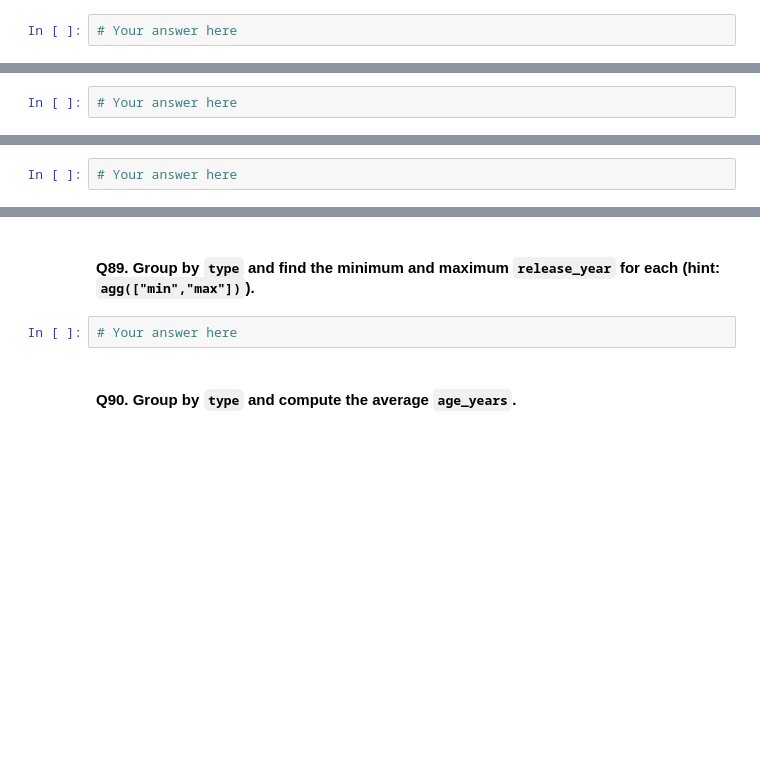
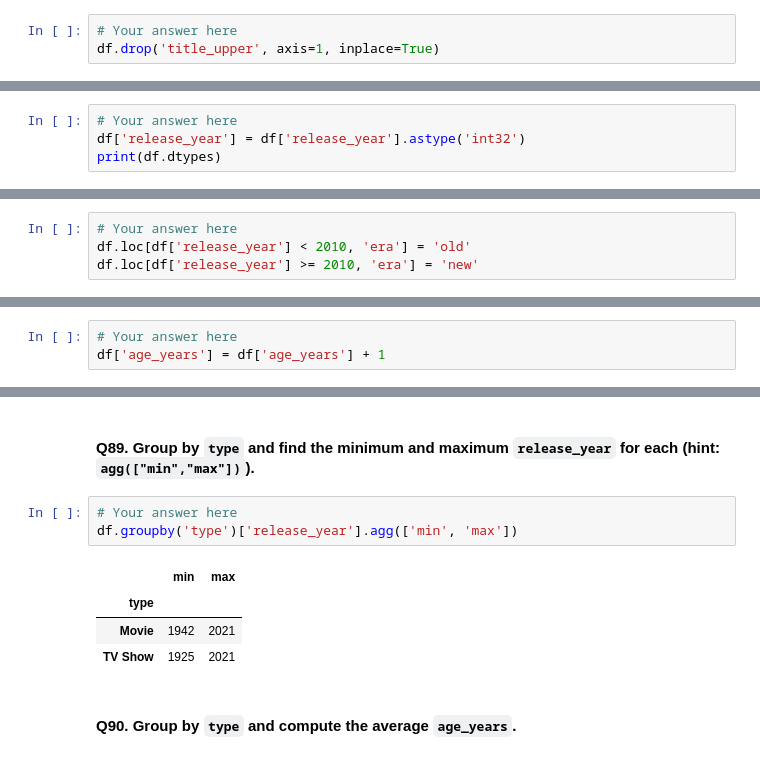
Before and after one commit to Crazy-shrabin/Pandas_revison_self, a Jupyter notebook: netflix_125_question_workbook.ipynb, the cells around one changed output, grey strips where cells are left out. Cells and saved outputs as stored; diff of their text form; blank space fills up the shorter version.

```diff
--- a/netflix_125_question_workbook.ipynb
+++ b/netflix_125_question_workbook.ipynb
@@ -989,7 +1179,10 @@ print(count)
 #### Q81. Delete the column `title_upper` using `drop`.
 # %%
 # Your answer here
+df.drop('title_upper', axis=1, inplace=True)
 # %% [markdown]
 #### Q82. Change `release_year` to type `int32` using `astype`. Check with `dtypes`.
 # %%
 # Your answer here
+df['release_year'] = df['release_year'].astype('int32')
+print(df.dtypes)
@@ -1000,7 +1210,12 @@ print(count)
+# %%
+# Your answer here
+df.loc[df['release_year'] < 2010, 'era'] = 'old'
+df.loc[df['release_year'] >= 2010, 'era'] = 'new'
 # %% [markdown]
 #### Q84. Increase `age_years` by 1 for **all** rows in one operation.
 # %%
 # Your answer here
+df['age_years'] = df['age_years'] + 1
 # %% [markdown]
 #### Q85. Explain in a markdown comment: why is `df.loc[condition, "col"] = value` the SAFE way to update, instead of `df[condition]["col"] = value`? (SettingWithCopyWarning!)
 # %%
@@ -1023,6 +1282,12 @@ print(count)
 #### Q89. Group by `type` and find the **minimum** and **maximum** `release_year` for each (hint: `agg(["min","max"])`).
 # %%
 # Your answer here
+df.groupby('type')['release_year'].agg(['min', 'max'])
+# %% [output]
+|  | min | max |
+| type |  |  |
+| Movie | 1942 | 2021 |
+| TV Show | 1925 | 2021 |
 # %% [markdown]
 #### Q90. Group by `type` and compute the **average** `age_years`.
 # %%
```
Also changed, not shown: parts of 45 cells of this notebook.
